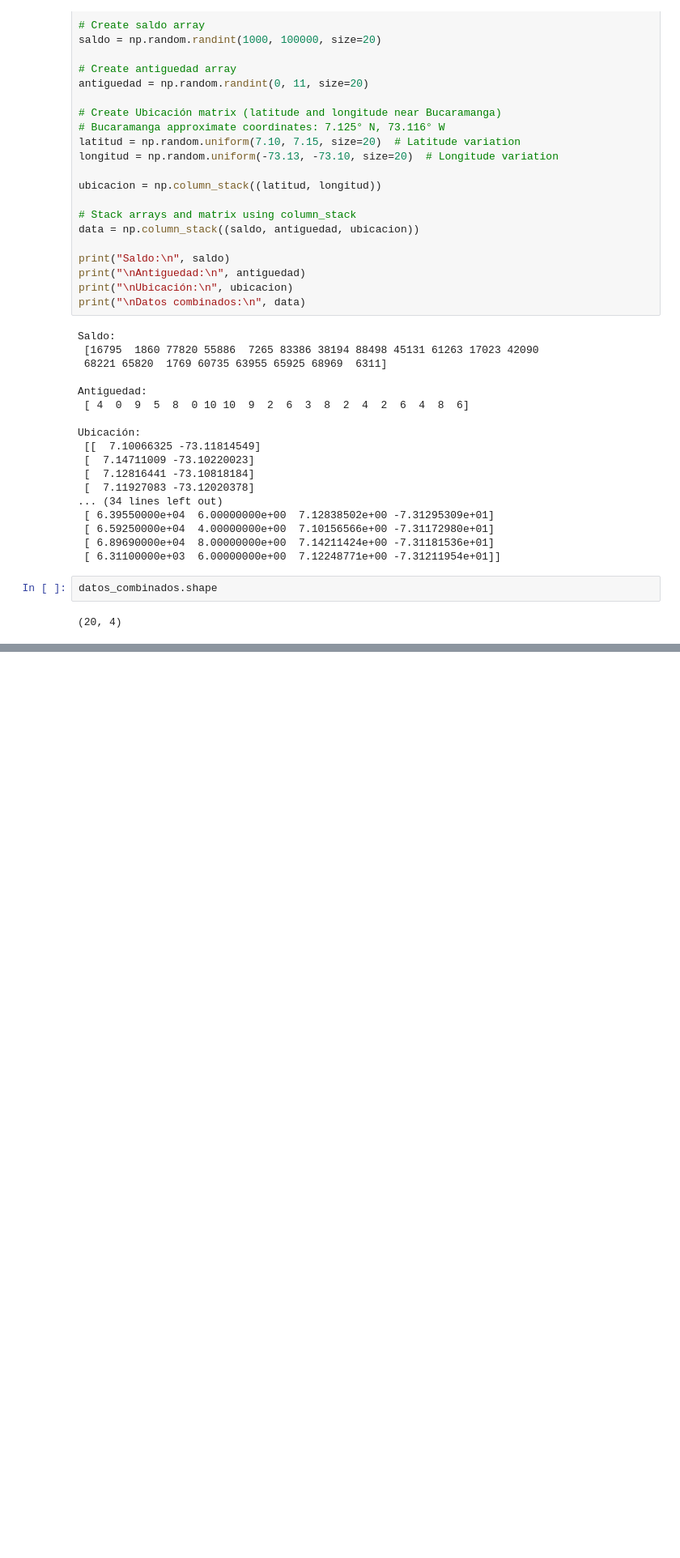
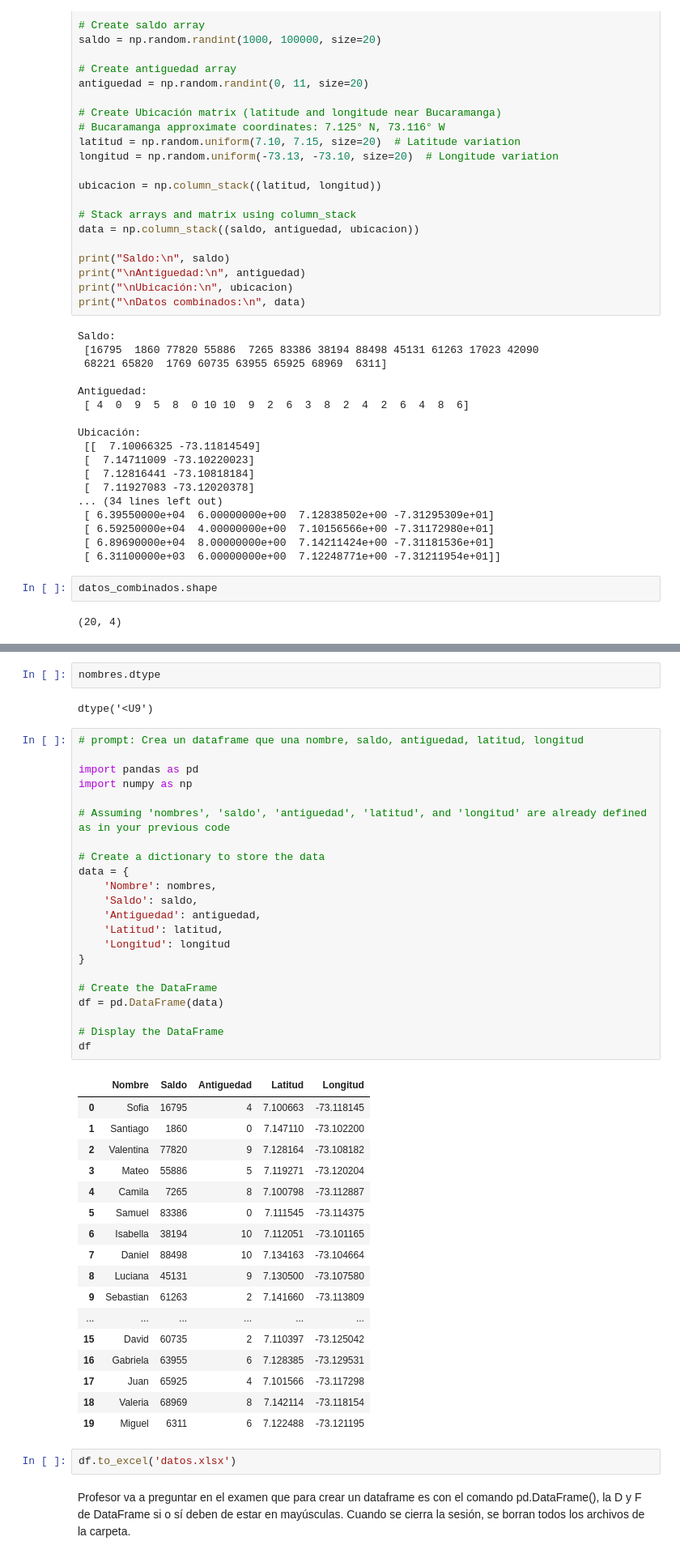
Before and after one commit to RalphCastellanosCouott/Curso-Inteligencia-Artificial, a Jupyter notebook: EDA_Apuntes_de_Clase.ipynb, the cells around one changed output, grey strips where cells are left out. Shown: that part at 81% size. Cells and saved outputs as stored; diff of their text form; blank space fills up the shorter version.

```diff
--- a/EDA_Apuntes_de_Clase.ipynb
+++ b/EDA_Apuntes_de_Clase.ipynb
@@ -202,0 +233,48 @@ datos_combinados.shape
+# %%
+nombres.dtype
+# %% [output]
+dtype('<U9')
+# %%
+# prompt: Crea un dataframe que una nombre, saldo, antiguedad, latitud, longitud
+
+import pandas as pd
+import numpy as np
+
+# Assuming 'nombres', 'saldo', 'antiguedad', 'latitud', and 'longitud' are already defined as in your previous code
+
+# Create a dictionary to store the data
+data = {
+    'Nombre': nombres,
+    'Saldo': saldo,
+    'Antiguedad': antiguedad,
+    'Latitud': latitud,
+    'Longitud': longitud
+}
+
+# Create the DataFrame
+df = pd.DataFrame(data)
+
+# Display the DataFrame
+df
+# %% [output]
+|  | Nombre | Saldo | Antiguedad | Latitud | Longitud |
+| 0 | Sofia | 16795 | 4 | 7.100663 | -73.118145 |
+| 1 | Santiago | 1860 | 0 | 7.147110 | -73.102200 |
+| 2 | Valentina | 77820 | 9 | 7.128164 | -73.108182 |
+| 3 | Mateo | 55886 | 5 | 7.119271 | -73.120204 |
+| 4 | Camila | 7265 | 8 | 7.100798 | -73.112887 |
+| 5 | Samuel | 83386 | 0 | 7.111545 | -73.114375 |
+| 6 | Isabella | 38194 | 10 | 7.112051 | -73.101165 |
+| 7 | Daniel | 88498 | 10 | 7.134163 | -73.104664 |
+| 8 | Luciana | 45131 | 9 | 7.130500 | -73.107580 |
+| 9 | Sebastian | 61263 | 2 | 7.141660 | -73.113809 |
+| ... | ... | ... | ... | ... | ... |
+| 15 | David | 60735 | 2 | 7.110397 | -73.125042 |
+| 16 | Gabriela | 63955 | 6 | 7.128385 | -73.129531 |
+| 17 | Juan | 65925 | 4 | 7.101566 | -73.117298 |
+| 18 | Valeria | 68969 | 8 | 7.142114 | -73.118154 |
+| 19 | Miguel | 6311 | 6 | 7.122488 | -73.121195 |
+# %%
+df.to_excel('datos.xlsx')
+# %% [markdown]
+Profesor va a preguntar en el examen que para crear un dataframe es con el comando pd.DataFrame(), la D y F de DataFrame si o sí deben de estar en mayúsculas. Cuando se cierra la sesión, se borran todos los archivos de la carpeta.
```
Also changed, not shown: parts of 16 cells of this notebook.
